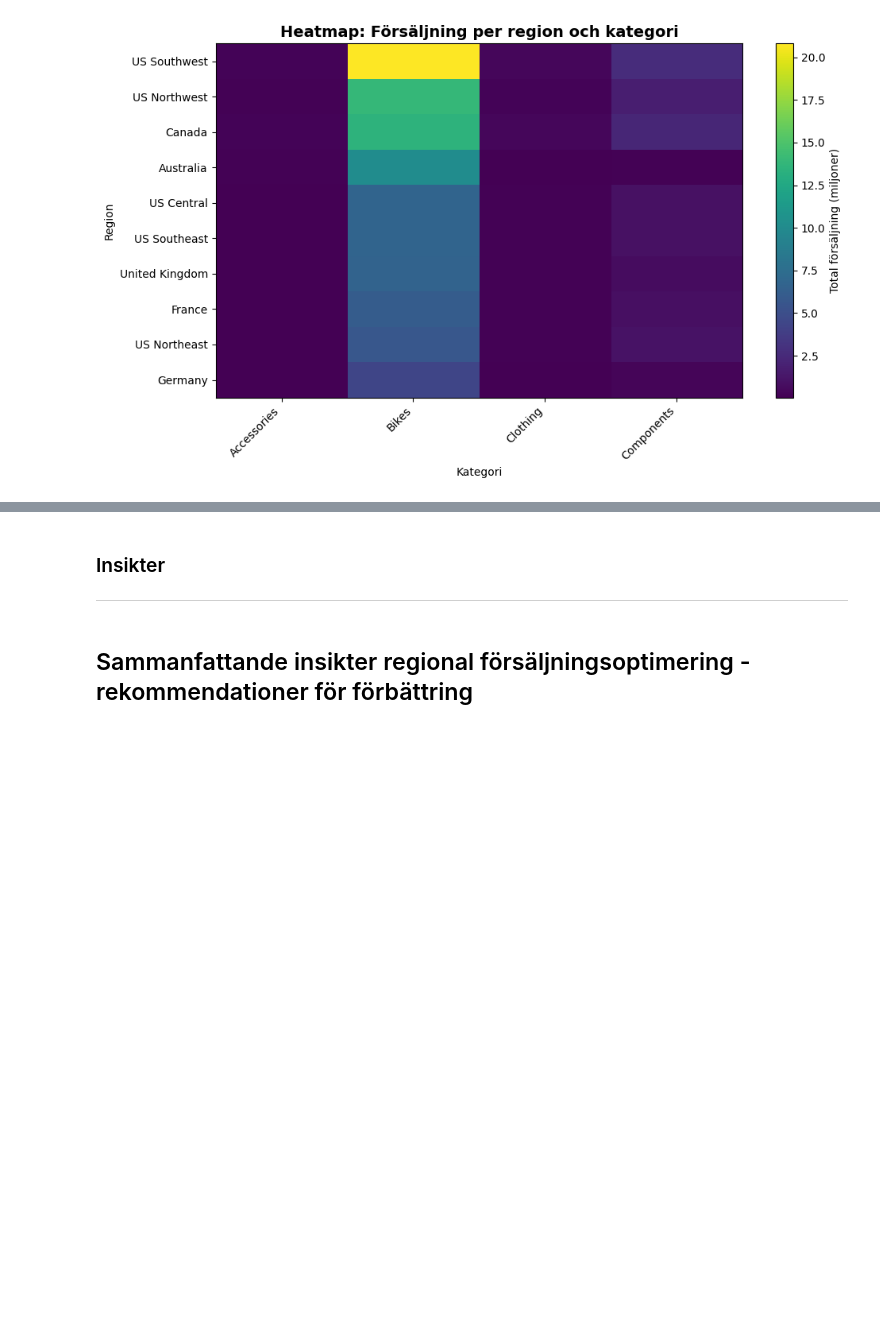
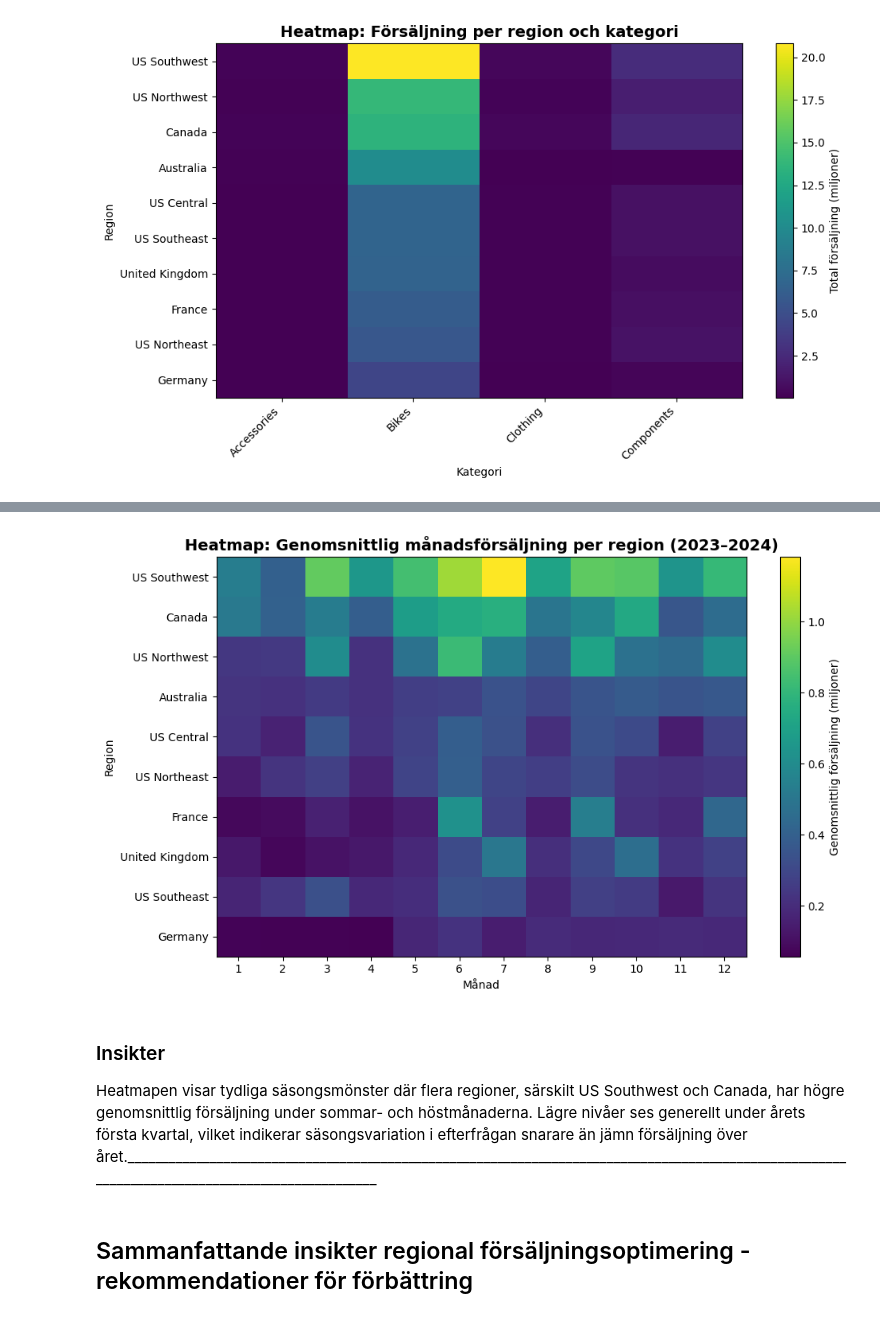
Before and after one commit to MalinMo/AdventureWorks-analysis, a Jupyter notebook: notebooks/adventureworks.ipynb, the cells around one changed output, grey strips where cells are left out. Saved outputs shown, nothing was run; the diff lists cells and outputs as text; code cells hidden in the pictures; blank space fills up the shorter version.

Commit message:
Pivottabell och visualisering tillagd

```diff
--- a/notebooks/adventureworks.ipynb
+++ b/notebooks/adventureworks.ipynb
@@ -797,0 +810,63 @@ ________________________________________________________________________________
+# %%
+query_visVG3 = """
+SELECT
+    CASE
+        WHEN st.CountryRegionCode = 'US'
+            THEN CONCAT('US ',st.Name)
+        ELSE st.Name
+    END AS Region,
+    YEAR(soh.OrderDate) AS OrderYear,
+    MONTH(soh.OrderDate) AS OrderMonth,
+    SUM(soh.TotalDue) AS TotalSales
+FROM Sales.SalesTerritory AS st
+LEFT JOIN Sales.SalesOrderHeader AS soh
+    ON st.TerritoryID = soh.TerritoryID
+WHERE soh.OrderDate >= '2023-01-01' AND soh.OrderDate <  '2025-01-01'
+GROUP BY
+    CASE
+        WHEN st.CountryRegionCode = 'US'
+            THEN CONCAT('US ',st.Name)
+        ELSE st.Name
+    END,
+    YEAR(soh.OrderDate),
+    MONTH(soh.OrderDate)
+ORDER BY Region, OrderMonth ASC;
+"""
+
+df_visVG3 = query_df(query_visVG3)
+
+piv = pd.pivot_table(
+    df_visVG3,
+    index="Region",
+    columns="OrderMonth",
+    values="TotalSales",
+    aggfunc="mean",
+    fill_value=0,
+    observed = True
+)
+
+piv = piv.loc[piv.sum(axis=1).sort_values(ascending=False).index]
+
+display(piv)
+
+piv_plot = piv / 1_000_000
+
+fig, ax = plt.subplots(figsize=(10, 6))
+
+im = ax.imshow(piv_plot.values, aspect="auto")
+
+ax.set_xticks(range(12))
+ax.set_xticklabels(piv_plot.columns)
+ax.set_yticks(range(len(piv_plot.index)))
+ax.set_yticklabels(piv_plot.index)
+
+ax.set_title("Heatmap: Genomsnittlig månadsförsäljning per region (2023–2024)", fontsize=14, fontweight="bold")
+ax.set_xlabel("Månad")
+ax.set_ylabel("Region")
+
+cbar = fig.colorbar(im, ax=ax)
+cbar.set_label("Genomsnittlig försäljning (miljoner)")
+
+plt.tight_layout()
+plt.show()
+# %% [output]
@@ -798,5 +885,6 @@ ________________________________________________________________________________
+[figure, added]
 # %% [markdown]
 ### Insikter
-_____________________________________________________________________________________________________________________________________________________
+Heatmapen visar tydliga säsongsmönster där flera regioner, särskilt US Southwest och Canada, har högre genomsnittlig försäljning under sommar- och höstmånaderna. Lägre nivåer ses generellt under årets första kvartal, vilket indikerar säsongsvariation i efterfrågan snarare än jämn försäljning över året.__________________________________________________________________________________________________________________________________________________
 # %% [markdown]
 ## Sammanfattande insikter regional försäljningsoptimering - rekommendationer för förbättring
```
Also changed, not shown: parts of 5 cells of this notebook, 2 other files.
